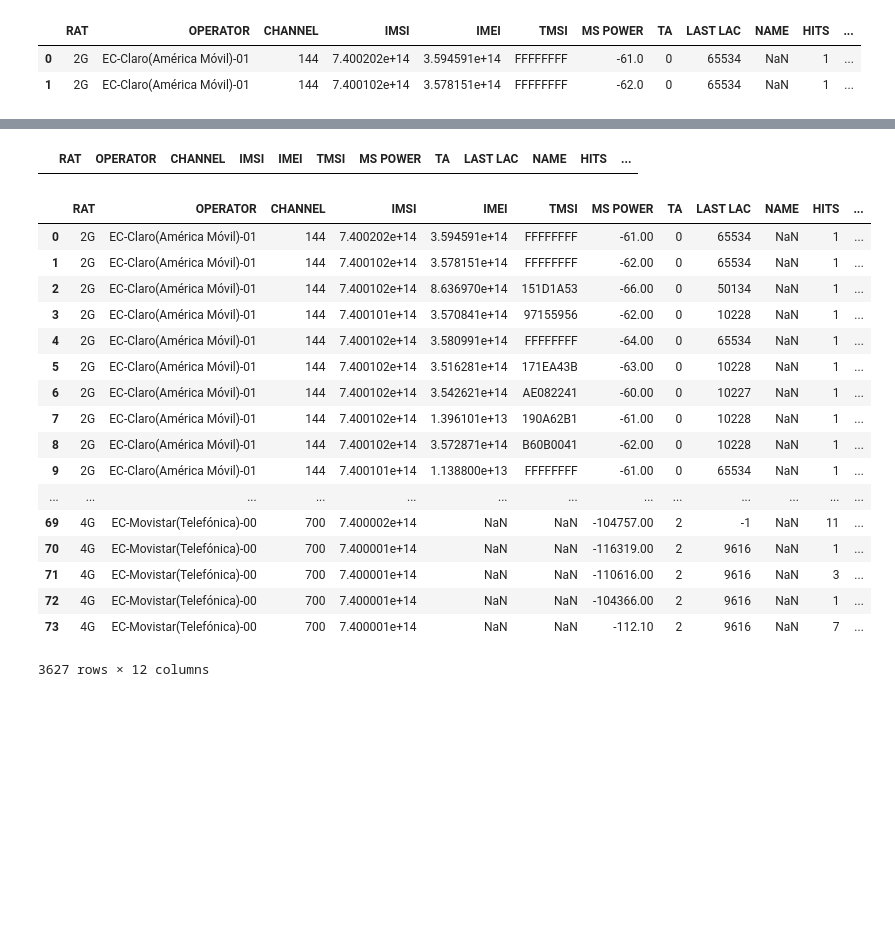
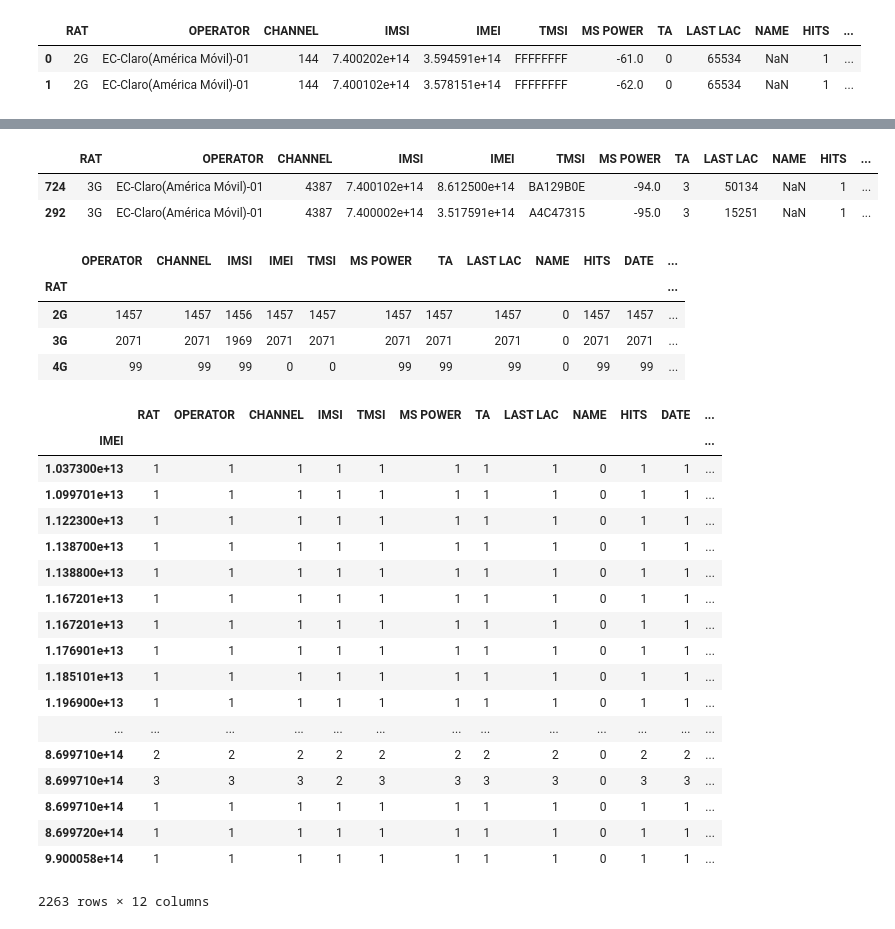
Before and after one commit to Dumaru/ExcelReports, a Jupyter notebook: Telefonia.ipynb, the cells around one changed output, grey strips where cells are left out. Drawn from its saved outputs; the diff is of its cells as text; code cells hidden in the pictures; blank space fills up the shorter version.

```diff
--- a/Telefonia.ipynb
+++ b/Telefonia.ipynb
@@ -56,7 +57,6 @@ len([df for dflist in dfs for df in dflist])
 6
 # %%
 allData = pd.concat([df for dflist in dfs for df in dflist])
-allData.sort_values(by=["DATE-TIME"], inplace=True, ascending=False)
 allData.info() # 3633-6 filas sin contar los headers
 # %% [output]
 <class 'pandas.core.frame.DataFrame'>
@@ -157,27 +137,20 @@ memory usage: 368.4+ KB
+# %%
+allData['DATE'] = pd.to_datetime(allData['DATE-TIME'], format="%Y-%m-%d").dt.date
+allData['TIME'] = pd.to_datetime(allData['DATE-TIME']).dt.time
+allData.sort_values(by=["DATE"], inplace=True, ascending=True)
 # %%
-allData[allData['DATE-TIME'].isnull()]
+allData.drop('DATE-TIME', axis=1, inplace=True)
-# %% [output]
-|  | RAT | OPERATOR | CHANNEL | IMSI | IMEI | TMSI | MS POWER | TA | LAST LAC | NAME | HITS | ... |
 # %%
-allData
+allData.head(2)
 # %% [output]
 |  | RAT | OPERATOR | CHANNEL | IMSI | IMEI | TMSI | MS POWER | TA | LAST LAC | NAME | HITS | ... |
-| 0 | 2G | EC-Claro(América Móvil)-01 | 144 | 7.400202e+14 | 3.594591e+14 | FFFFFFFF | -61.00 | 0 | 65534 | NaN | 1 | ... |
-| 1 | 2G | EC-Claro(América Móvil)-01 | 144 | 7.400102e+14 | 3.578151e+14 | FFFFFFFF | -62.00 | 0 | 65534 | NaN | 1 | ... |
-| 2 | 2G | EC-Claro(América Móvil)-01 | 144 | 7.400102e+14 | 8.636970e+14 | 151D1A53 | -66.00 | 0 | 50134 | NaN | 1 | ... |
-| 3 | 2G | EC-Claro(América Móvil)-01 | 144 | 7.400101e+14 | 3.570841e+14 | 97155956 | -62.00 | 0 | 10228 | NaN | 1 | ... |
-| 4 | 2G | EC-Claro(América Móvil)-01 | 144 | 7.400102e+14 | 3.580991e+14 | FFFFFFFF | -64.00 | 0 | 65534 | NaN | 1 | ... |
-| 5 | 2G | EC-Claro(América Móvil)-01 | 144 | 7.400102e+14 | 3.516281e+14 | 171EA43B | -63.00 | 0 | 10228 | NaN | 1 | ... |
-| 6 | 2G | EC-Claro(América Móvil)-01 | 144 | 7.400102e+14 | 3.542621e+14 | AE082241 | -60.00 | 0 | 10227 | NaN | 1 | ... |
-| 7 | 2G | EC-Claro(América Móvil)-01 | 144 | 7.400102e+14 | 1.396101e+13 | 190A62B1 | -61.00 | 0 | 10228 | NaN | 1 | ... |
-| 8 | 2G | EC-Claro(América Móvil)-01 | 144 | 7.400102e+14 | 3.572871e+14 | B60B0041 | -62.00 | 0 | 10228 | NaN | 1 | ... |
-| 9 | 2G | EC-Claro(América Móvil)-01 | 144 | 7.400101e+14 | 1.138800e+13 | FFFFFFFF | -61.00 | 0 | 65534 | NaN | 1 | ... |
-| ... | ... | ... | ... | ... | ... | ... | ... | ... | ... | ... | ... | ... |
-| 69 | 4G | EC-Movistar(Telefónica)-00 | 700 | 7.400002e+14 | NaN | NaN | -104757.00 | 2 | -1 | NaN | 11 | ... |
-| 70 | 4G | EC-Movistar(Telefónica)-00 | 700 | 7.400001e+14 | NaN | NaN | -116319.00 | 2 | 9616 | NaN | 1 | ... |
-| 71 | 4G | EC-Movistar(Telefónica)-00 | 700 | 7.400001e+14 | NaN | NaN | -110616.00 | 2 | 9616 | NaN | 3 | ... |
-| 72 | 4G | EC-Movistar(Telefónica)-00 | 700 | 7.400001e+14 | NaN | NaN | -104366.00 | 2 | 9616 | NaN | 1 | ... |
-| 73 | 4G | EC-Movistar(Telefónica)-00 | 700 | 7.400001e+14 | NaN | NaN | -112.10 | 2 | 9616 | NaN | 7 | ... |
+| 724 | 3G | EC-Claro(América Móvil)-01 | 4387 | 7.400102e+14 | 8.612500e+14 | BA129B0E | -94.0 | 3 | 50134 | NaN | 1 | ... |
+| 292 | 3G | EC-Claro(América Móvil)-01 | 4387 | 7.400002e+14 | 3.517591e+14 | A4C47315 | -95.0 | 3 | 15251 | NaN | 1 | ... |
-3627 rows × 12 columns
 # %%
 allData.groupby('RAT').count()
+# %% [output]
+|  | OPERATOR | CHANNEL | IMSI | IMEI | TMSI | MS POWER | TA | LAST LAC | NAME | HITS | DATE | ... |
+| RAT |  |  |  |  |  |  |  |  |  |  |  | ... |
+| 2G | 1457 | 1457 | 1456 | 1457 | 1457 | 1457 | 1457 | 1457 | 0 | 1457 | 1457 | ... |
+| 3G | 2071 | 2071 | 1969 | 2071 | 2071 | 2071 | 2071 | 2071 | 0 | 2071 | 2071 | ... |
+| 4G | 99 | 99 | 99 | 0 | 0 | 99 | 99 | 99 | 0 | 99 | 99 | ... |
@@ -186,3 +157,23 @@ allData.info()
 # %%
-allData.groupby('IMSI').count()
+allData.groupby('IMEI').count()
+# %% [output]
+|  | RAT | OPERATOR | CHANNEL | IMSI | TMSI | MS POWER | TA | LAST LAC | NAME | HITS | DATE | ... |
+| IMEI |  |  |  |  |  |  |  |  |  |  |  | ... |
+| 1.037300e+13 | 1 | 1 | 1 | 1 | 1 | 1 | 1 | 1 | 0 | 1 | 1 | ... |
+| 1.099701e+13 | 1 | 1 | 1 | 1 | 1 | 1 | 1 | 1 | 0 | 1 | 1 | ... |
+| 1.122300e+13 | 1 | 1 | 1 | 1 | 1 | 1 | 1 | 1 | 0 | 1 | 1 | ... |
+| 1.138700e+13 | 1 | 1 | 1 | 1 | 1 | 1 | 1 | 1 | 0 | 1 | 1 | ... |
+| 1.138800e+13 | 1 | 1 | 1 | 1 | 1 | 1 | 1 | 1 | 0 | 1 | 1 | ... |
+| 1.167201e+13 | 1 | 1 | 1 | 1 | 1 | 1 | 1 | 1 | 0 | 1 | 1 | ... |
+| 1.167201e+13 | 1 | 1 | 1 | 1 | 1 | 1 | 1 | 1 | 0 | 1 | 1 | ... |
+| 1.176901e+13 | 1 | 1 | 1 | 1 | 1 | 1 | 1 | 1 | 0 | 1 | 1 | ... |
+| 1.185101e+13 | 1 | 1 | 1 | 1 | 1 | 1 | 1 | 1 | 0 | 1 | 1 | ... |
+| 1.196900e+13 | 1 | 1 | 1 | 1 | 1 | 1 | 1 | 1 | 0 | 1 | 1 | ... |
+| ... | ... | ... | ... | ... | ... | ... | ... | ... | ... | ... | ... | ... |
+| 8.699710e+14 | 2 | 2 | 2 | 2 | 2 | 2 | 2 | 2 | 0 | 2 | 2 | ... |
+| 8.699710e+14 | 3 | 3 | 3 | 2 | 3 | 3 | 3 | 3 | 0 | 3 | 3 | ... |
+| 8.699710e+14 | 1 | 1 | 1 | 1 | 1 | 1 | 1 | 1 | 0 | 1 | 1 | ... |
+| 8.699720e+14 | 1 | 1 | 1 | 1 | 1 | 1 | 1 | 1 | 0 | 1 | 1 | ... |
+| 9.900058e+14 | 1 | 1 | 1 | 1 | 1 | 1 | 1 | 1 | 0 | 1 | 1 | ... |
+2263 rows × 12 columns
 # %%
```
Also changed, not shown: parts of 16 cells of this notebook, 2 other files.
